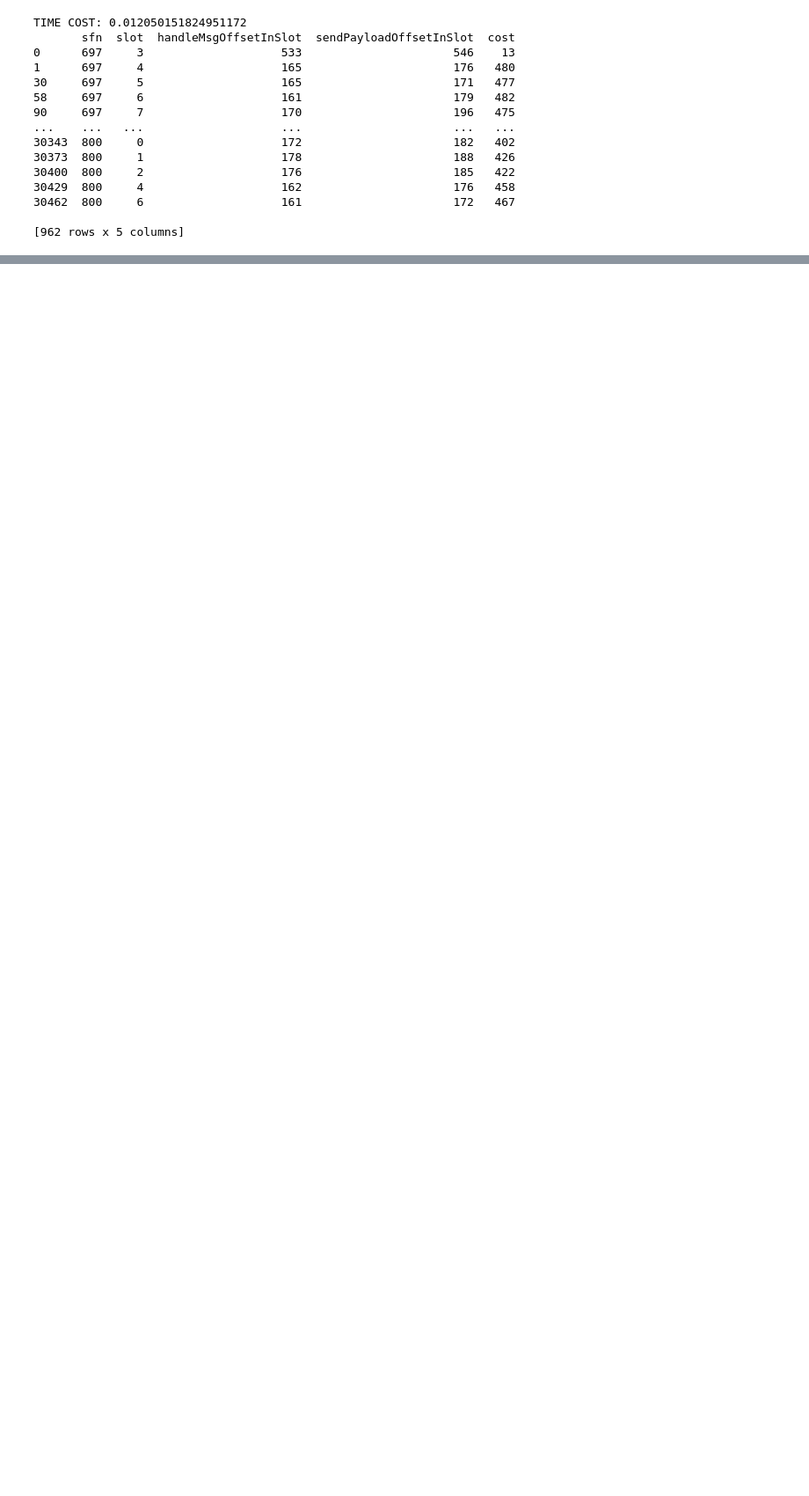
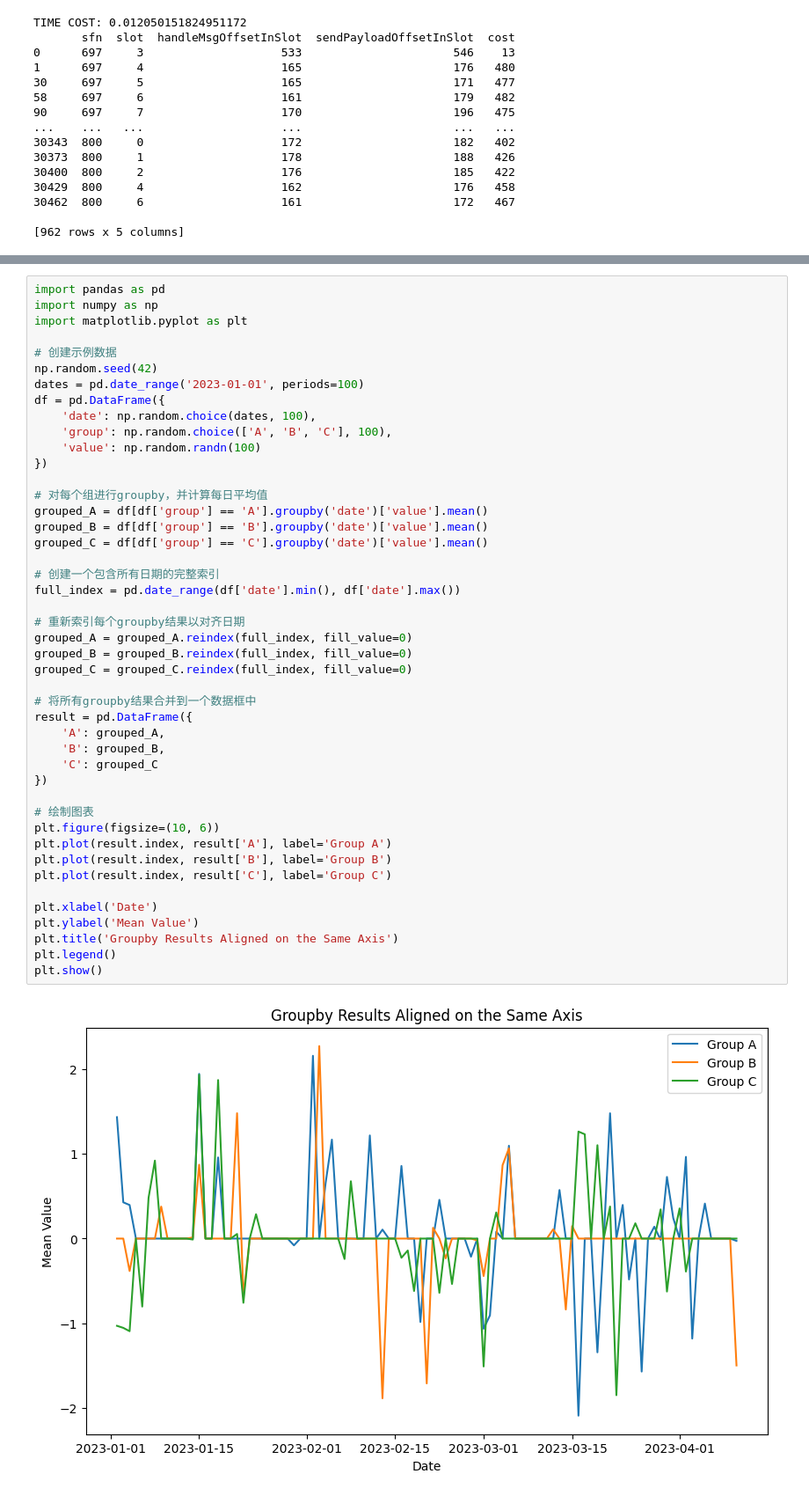
Before and after one commit to tcfh2016/knowledge-map, a Jupyter notebook: Techs/data-science/pandas/groupby/groupby_test.ipynb, the cells around one changed output, grey strips where cells are left out. Shown at 88% size. Cells and saved outputs as stored; diff of their text form; blank space fills up the shorter version.

Commit message:
pandas note update.

```diff
--- a/Techs/data-science/pandas/groupby/groupby_test.ipynb
+++ b/Techs/data-science/pandas/groupby/groupby_test.ipynb
@@ -164,0 +147,47 @@ TIME COST: 0.011004447937011719
+# %%
+import pandas as pd
+import numpy as np
+import matplotlib.pyplot as plt
+
+# 创建示例数据
+np.random.seed(42)
+dates = pd.date_range('2023-01-01', periods=100)
+df = pd.DataFrame({
+    'date': np.random.choice(dates, 100),
+    'group': np.random.choice(['A', 'B', 'C'], 100),
+    'value': np.random.randn(100)
+})
+
+# 对每个组进行groupby，并计算每日平均值
+grouped_A = df[df['group'] == 'A'].groupby('date')['value'].mean()
+grouped_B = df[df['group'] == 'B'].groupby('date')['value'].mean()
+grouped_C = df[df['group'] == 'C'].groupby('date')['value'].mean()
+
+# 创建一个包含所有日期的完整索引
+full_index = pd.date_range(df['date'].min(), df['date'].max())
+
+# 重新索引每个groupby结果以对齐日期
+grouped_A = grouped_A.reindex(full_index, fill_value=0)
+grouped_B = grouped_B.reindex(full_index, fill_value=0)
+grouped_C = grouped_C.reindex(full_index, fill_value=0)
+
+# 将所有groupby结果合并到一个数据框中
+result = pd.DataFrame({
+    'A': grouped_A,
+    'B': grouped_B,
+    'C': grouped_C
+})
+
+# 绘制图表
+plt.figure(figsize=(10, 6))
+plt.plot(result.index, result['A'], label='Group A')
+plt.plot(result.index, result['B'], label='Group B')
+plt.plot(result.index, result['C'], label='Group C')
+
+plt.xlabel('Date')
+plt.ylabel('Mean Value')
+plt.title('Groupby Results Aligned on the Same Axis')
+plt.legend()
+plt.show()
+# %% [output]
+[figure, added]
```
Also changed, not shown: parts of 2 cells of this notebook, 4 other files.
